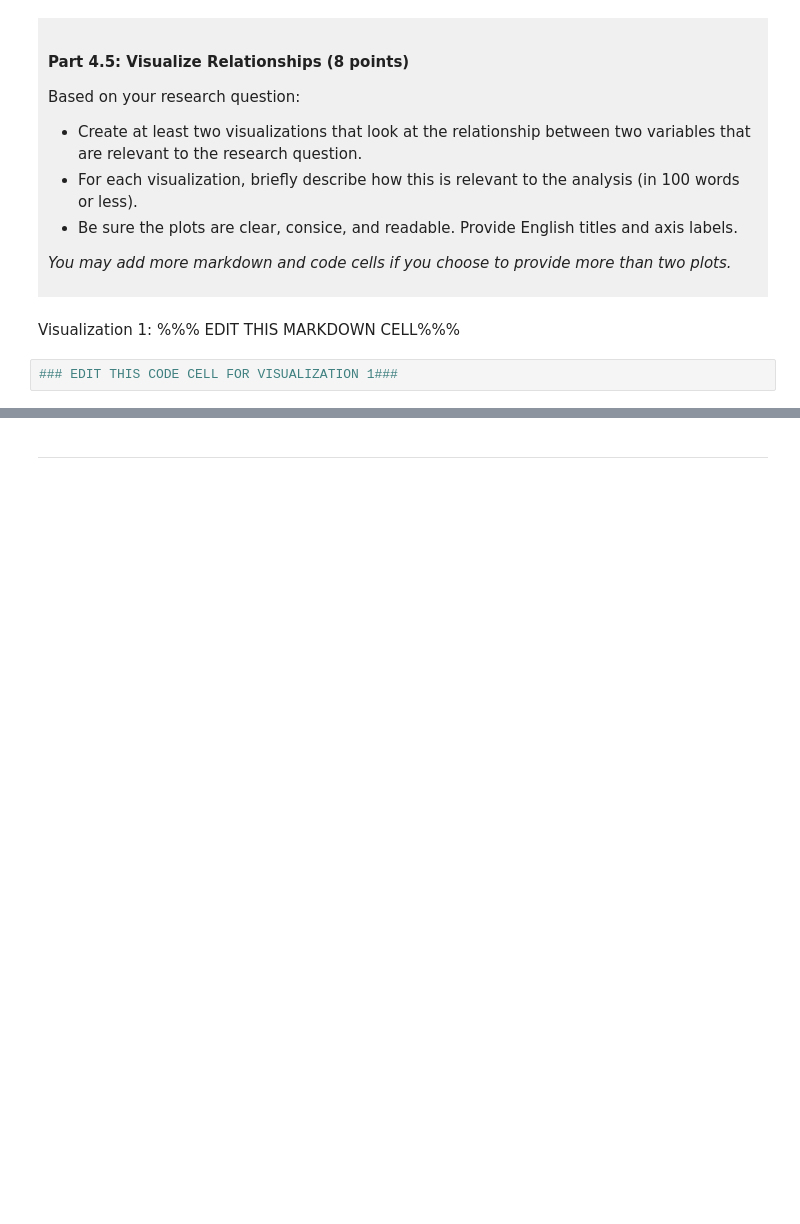
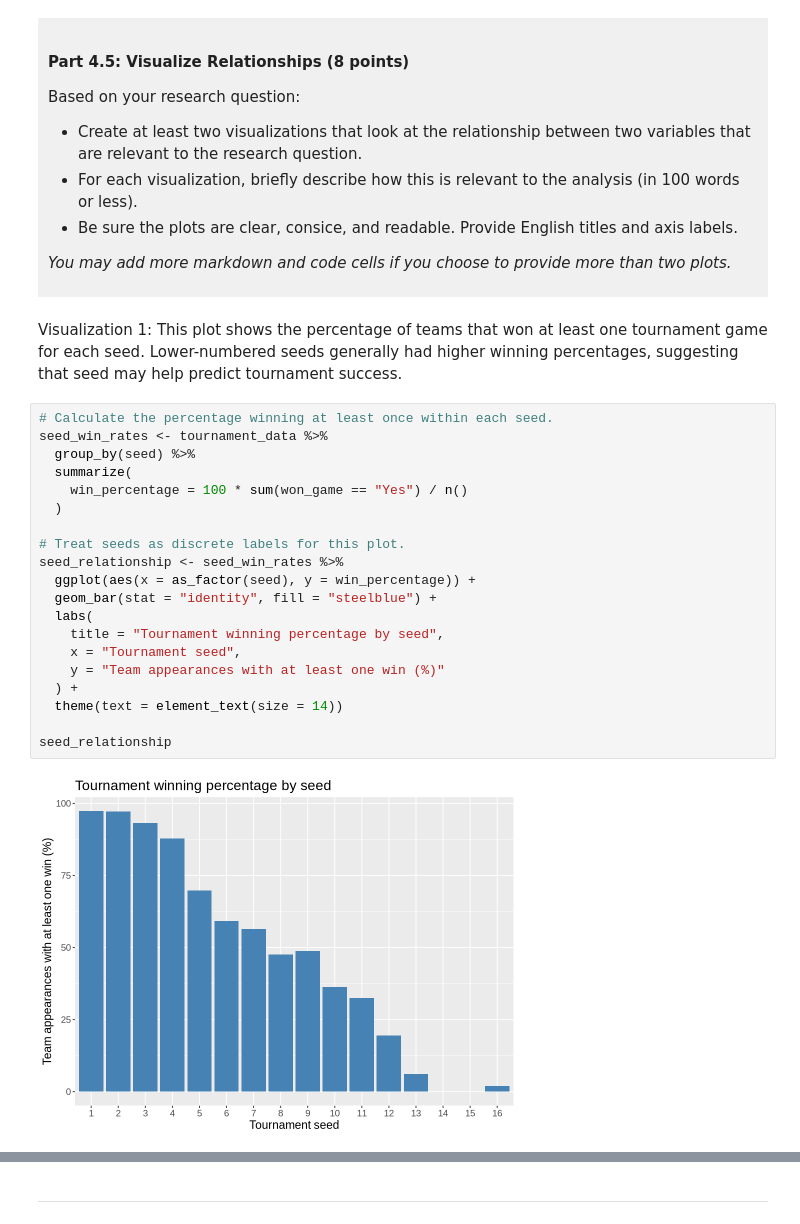
Before and after one commit to MaxwellChang07/dsci-100-project-Maxwell-Chang, a Jupyter notebook: dsci-100-project-notebook.ipynb, the cells around one changed output, grey strips where cells are left out. Cells and saved outputs as stored; diff of their text form; blank space fills up the shorter version.

```diff
--- a/dsci-100-project-notebook.ipynb
+++ b/dsci-100-project-notebook.ipynb
@@ -332,7 +455,27 @@ Based on your research question:
 *You may add more markdown and code cells if you choose to provide more than two plots.*
 </div>
 # %% [markdown]
-Visualization 1: %%% EDIT THIS MARKDOWN CELL%%%
+Visualization 1: This plot shows the percentage of teams that won at least one tournament game for each seed. Lower-numbered seeds generally had higher winning percentages, suggesting that seed may help predict tournament success.
 # %%
-### EDIT THIS CODE CELL FOR VISUALIZATION 1###
+# Calculate the percentage winning at least once within each seed.
+seed_win_rates <- tournament_data %>%
+  group_by(seed) %>%
+  summarize(
+    win_percentage = 100 * sum(won_game == "Yes") / n()
+  )
+
+# Treat seeds as discrete labels for this plot.
+seed_relationship <- seed_win_rates %>%
+  ggplot(aes(x = as_factor(seed), y = win_percentage)) +
+  geom_bar(stat = "identity", fill = "steelblue") +
+  labs(
+    title = "Tournament winning percentage by seed",
+    x = "Tournament seed",
+    y = "Team appearances with at least one win (%)"
+  ) +
+  theme(text = element_text(size = 14))
+
+seed_relationship
+# %% [output]
+[figure, added]
 # %% [markdown]
```
Also changed, not shown: parts of 8 cells of this notebook.
